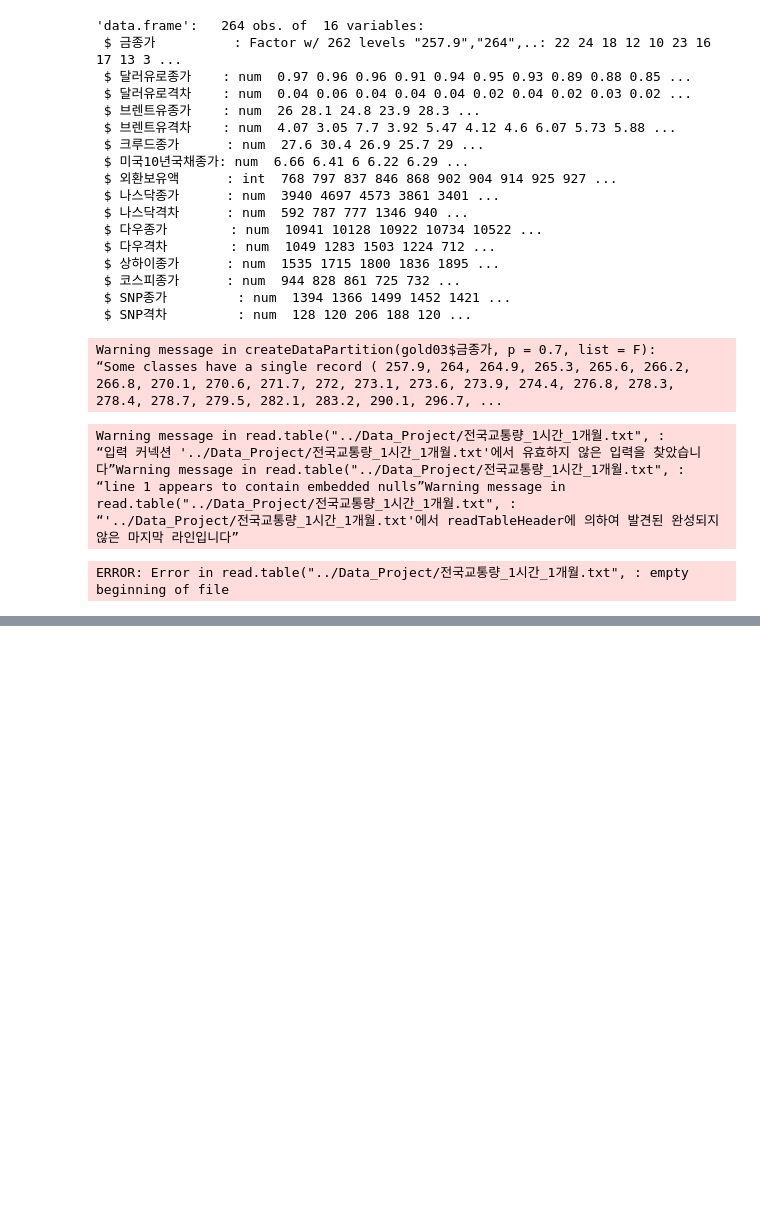
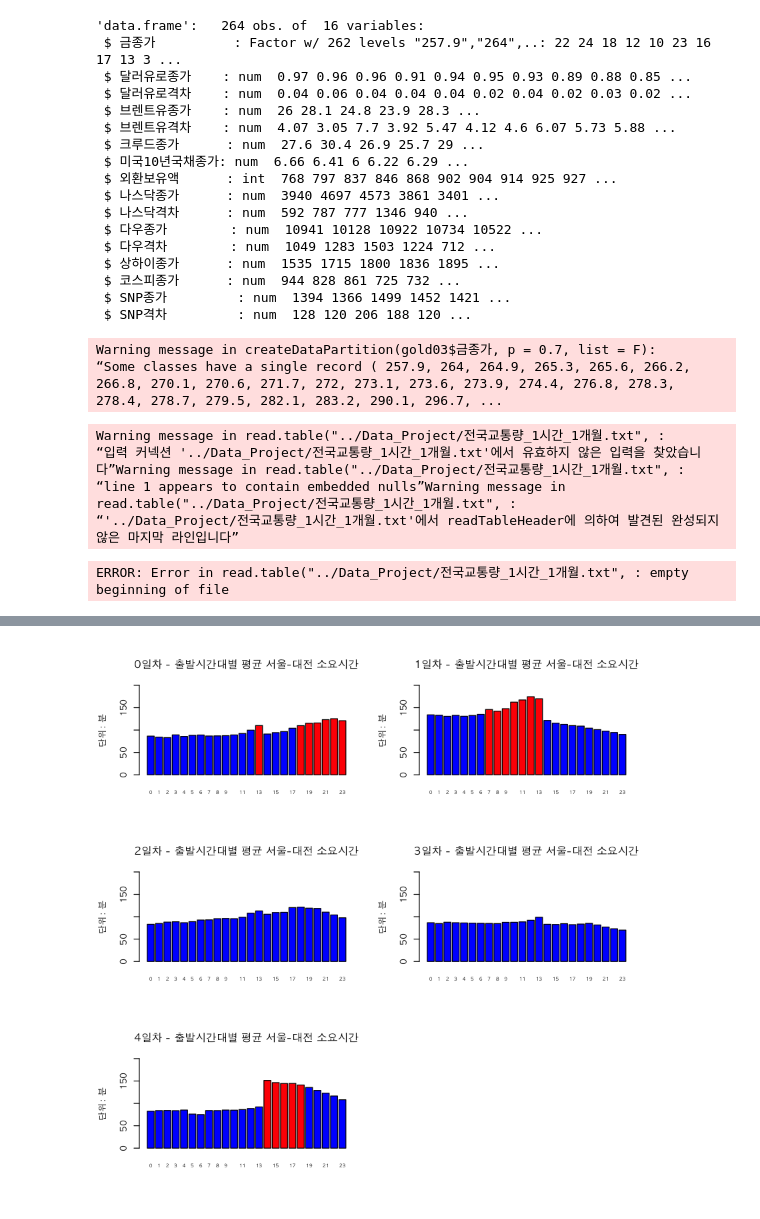
Before and after one commit to jjhwnn/R_Programming, a Jupyter notebook: R & Flutter Project 02.ipynb, the cells around one changed output, grey strips where cells are left out. Saved outputs shown, nothing was run; the diff lists cells and outputs as text; code cells hidden in the pictures; blank space fills up the shorter version.

```diff
--- a/R & Flutter Project 02.ipynb
+++ b/R & Flutter Project 02.ipynb
@@ -313,0 +475,13 @@ ERROR: Error in read.table("../Data_Project/전국교통량_1시간_1개월.txt"
+# %%
+# 년도, 일차, 출발시간
+# 일차
+seoDae0 <- subset(seoDae, 일차 == 0)
+head(seoDae0)
+seoDae1 <- subset(seoDae, 일차 == 1)
+head(seoDae1)
+seoDae2 <- subset(seoDae, 일차 == 2)
+head(seoDae2)
+seoDae3 <- subset(seoDae, 일차 == 3)
+head(seoDae3)
+seoDae4 <- subset(seoDae, 일차 == 4)
+head(seoDae4)
@@ -313,0 +524,70 @@ ERROR: Error in read.table("../Data_Project/전국교통량_1시간_1개월.txt"
+# %%
+# 일차별 - 출발시간대별 소요시간
+par(mfrow = c(3,2))
+#0일차
+aggSeoDae0 <- aggregate(소요시간 ~ 출발시간, seoDae0, mean)
+# aggSeoDae0
+par(family = 'AppleGothic')
+barplot(
+    aggSeoDae0[,2],
+    main = '0일차 - 출발시간대별 평균 서울-대전 소요시간',
+    ylim = c(0, 200),
+    ylab = '단위: 분',
+    names = aggSeoDae0[,1],
+    cex.names = 0.55,
+    col = ifelse(aggSeoDae0[,2] >= 109, 'red', 'blue')
+)
+# 1일차
+aggSeoDae1 <- aggregate(소요시간 ~ 출발시간, seoDae1, mean)
+# aggSeoDae1
+par(family = 'AppleGothic')
+barplot(
+    aggSeoDae1[,2],
+    main = '1일차 - 출발시간대별 평균 서울-대전 소요시간',
+    ylim = c(0, 200),
+    ylab = '단위: 분',
+    names = aggSeoDae1[,1],
+    cex.names = 0.55,
+    col = ifelse(aggSeoDae1[,2] >= 140, 'red', 'blue')
+)
+# 2일차
+aggSeoDae2 <- aggregate(소요시간 ~ 출발시간, seoDae2, mean)
+# aggSeoDae2
+par(family = 'AppleGothic')
+barplot(
+    aggSeoDae2[,2],
+    main = '2일차 - 출발시간대별 평균 서울-대전 소요시간',
+    ylim = c(0, 200),
+    ylab = '단위: 분',
+    names = aggSeoDae2[,1],
+    cex.names = 0.55,
+    col = ifelse(aggSeoDae2[,2] >= 140, 'red', 'blue')
+)
+# 3일차
+aggSeoDae3 <- aggregate(소요시간 ~ 출발시간, seoDae3, mean)
+# aggSeoDae3
+par(family = 'AppleGothic')
+barplot(
+    aggSeoDae3[,2],
+    main = '3일차 - 출발시간대별 평균 서울-대전 소요시간',
+    ylim = c(0, 200),
+    ylab = '단위: 분',
+    names = aggSeoDae3[,1],
+    cex.names = 0.55,
+    col = ifelse(aggSeoDae3[,2] >= 140, 'red', 'blue')
+)
+# 4일차
+aggSeoDae4 <- aggregate(소요시간 ~ 출발시간, seoDae4, mean)
+# aggSeoDae4
+par(family = 'AppleGothic')
+barplot(
+    aggSeoDae4[,2],
+    main = '4일차 - 출발시간대별 평균 서울-대전 소요시간',
+    ylim = c(0, 200),
+    ylab = '단위: 분',
+    names = aggSeoDae4[,1],
+    cex.names = 0.55,
+    col = ifelse(aggSeoDae4[,2] >= 140, 'red', 'blue')
+)
+# %% [output]
+[figure, added]
```
Also changed, not shown: parts of 15 cells of this notebook.
